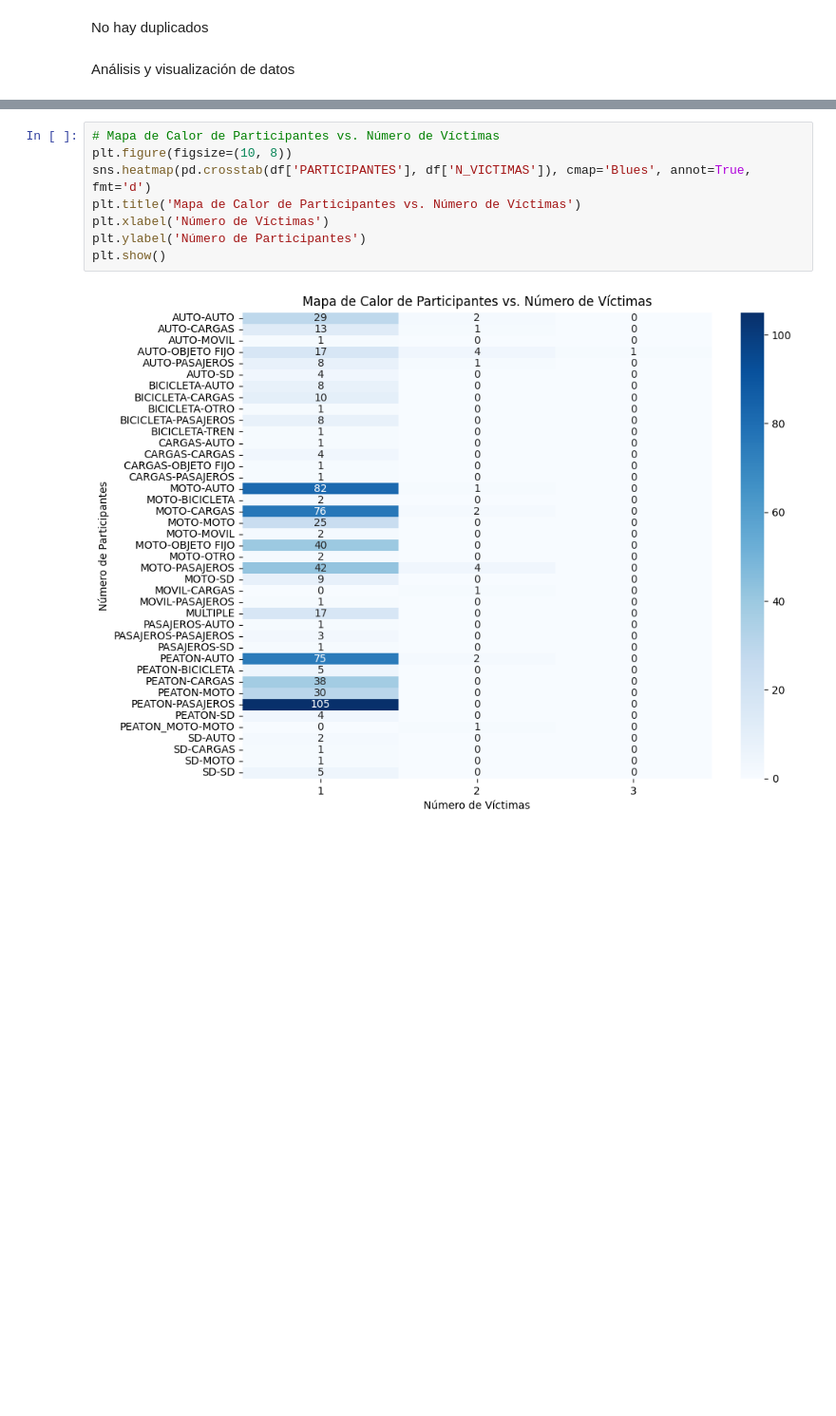
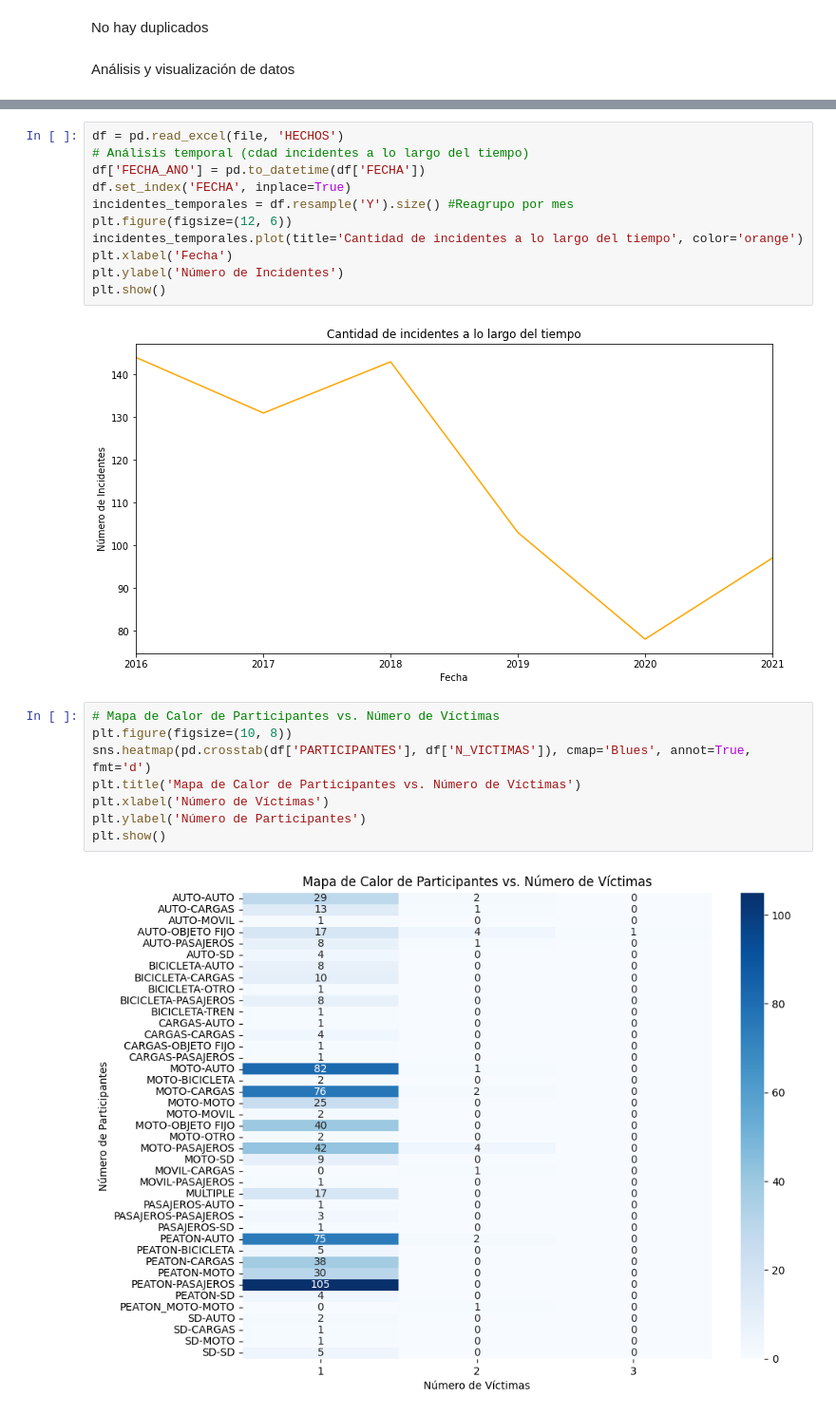
Before and after one commit to nickyczeme/SAT-homicidios, a Jupyter notebook: SAT.ipynb, the cells around one changed output, grey strips where cells are left out. Shown at 95% size. Saved outputs shown, nothing was run; the diff lists cells and outputs as text; blank space fills up the shorter version.

Commit message:
Cambio del grafico de distribucion por grafico de barra. Agregue grafico de incidentes por año y grafico por grupo horario

```diff
--- a/SAT.ipynb
+++ b/SAT.ipynb
@@ -168,3 +166,16 @@ plt.show()
+# %%
+df = pd.read_excel(file, 'HECHOS')
+# Análisis temporal (cdad incidentes a lo largo del tiempo)
+df['FECHA_ANO'] = pd.to_datetime(df['FECHA'])
+df.set_index('FECHA', inplace=True)
+incidentes_temporales = df.resample('Y').size() #Reagrupo por mes
+plt.figure(figsize=(12, 6))
+incidentes_temporales.plot(title='Cantidad de incidentes a lo largo del tiempo', color='orange')
+plt.xlabel('Fecha')
+plt.ylabel('Número de Incidentes')
+plt.show()
+# %% [output]
+[figure, added]
 # %%
 # Mapa de Calor de Participantes vs. Número de Víctimas
 plt.figure(figsize=(10, 8))
```
Also changed, not shown: parts of 7 cells of this notebook.
